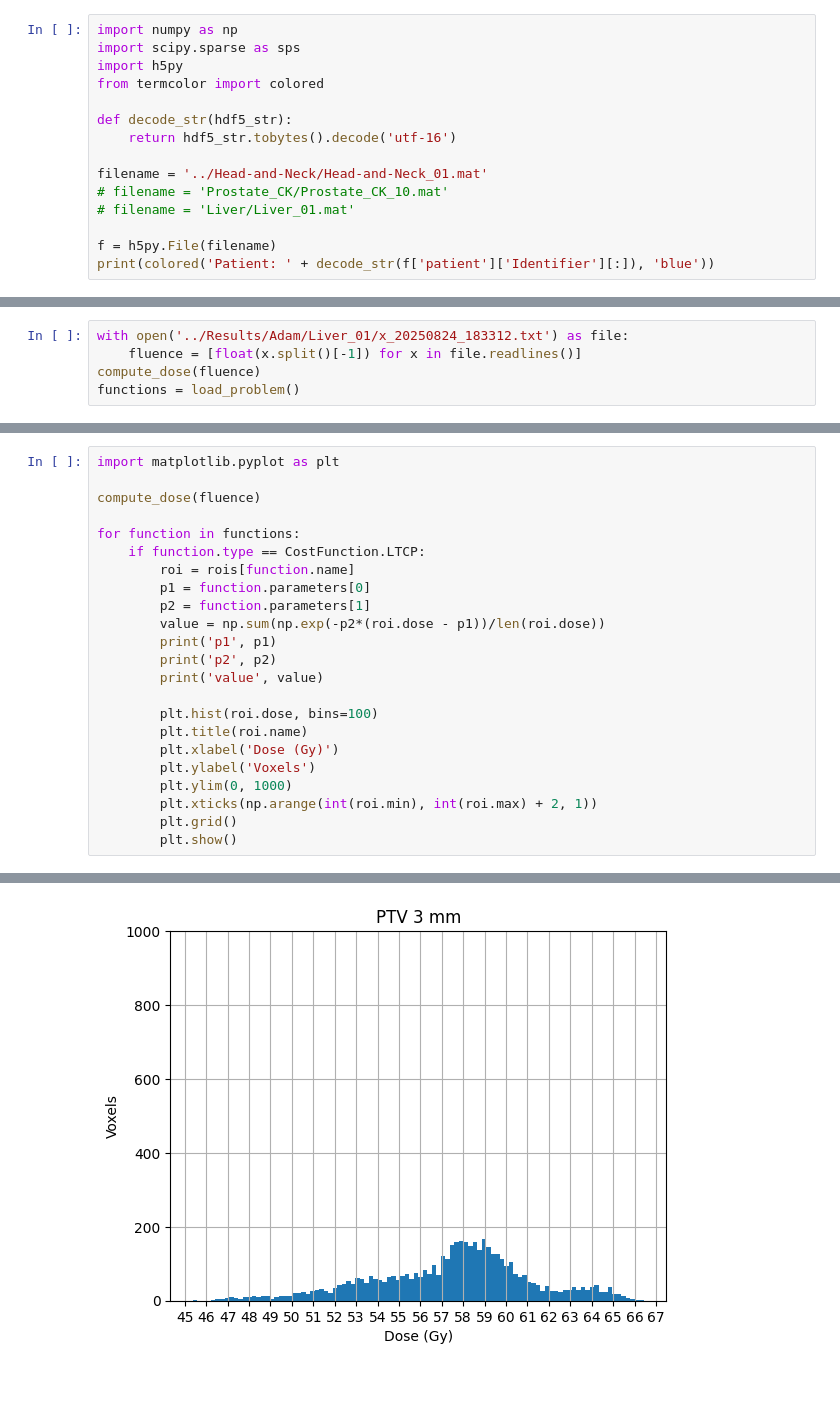
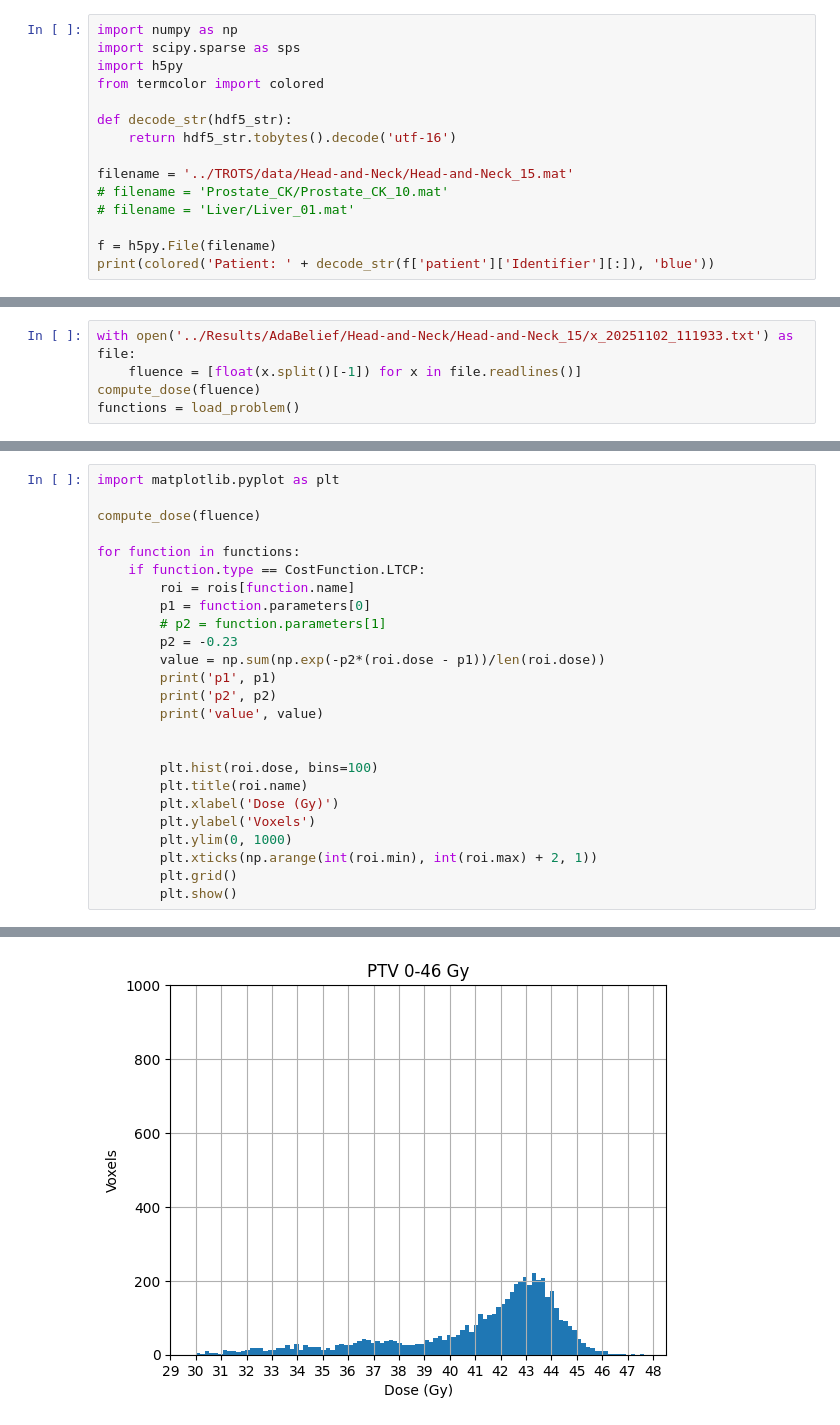
Before and after one commit to juanjoual/RT25, a Jupyter notebook: TROTS/Analysis.ipynb, the cells around one changed output, grey strips where cells are left out. Drawn from its saved outputs; the diff is of its cells as text; blank space fills up the shorter version.

```diff
--- a/TROTS/Analysis.ipynb
+++ b/TROTS/Analysis.ipynb
@@ -7,7 +7,7 @@ from termcolor import colored
 def decode_str(hdf5_str):
     return hdf5_str.tobytes().decode('utf-16')
 
-filename = '../Head-and-Neck/Head-and-Neck_01.mat'
+filename = '../TROTS/data/Head-and-Neck/Head-and-Neck_15.mat'
 # filename = 'Prostate_CK/Prostate_CK_10.mat'
 # filename = 'Liver/Liver_01.mat'
 
@@ -264,5 +264,5 @@ Sm2 beam 15                    Const. Quadratic          0  3375.00
 # %%
-with open('../Results/Adam/Liver_01/x_20250824_183312.txt') as file:
+with open('../Results/AdaBelief/Head-and-Neck/Head-and-Neck_15/x_20251102_111933.txt') as file:
     fluence = [float(x.split()[-1]) for x in file.readlines()]
 compute_dose(fluence)
 functions = load_problem()
@@ -316,11 +323,13 @@ for function in functions:
     if function.type == CostFunction.LTCP:
         roi = rois[function.name]
         p1 = function.parameters[0]
-        p2 = function.parameters[1]
+        # p2 = function.parameters[1]
+        p2 = -0.23
         value = np.sum(np.exp(-p2*(roi.dose - p1))/len(roi.dose))
         print('p1', p1)
         print('p2', p2)
         print('value', value)
+
 
         plt.hist(roi.dose, bins=100)
         plt.title(roi.name)
@@ -337 +346 @@ value 4.9875454721493276e-06
-[figure, old version]
+[figure, new version]
```
Also changed, not shown: parts of 9 cells of this notebook, 8 other files.
